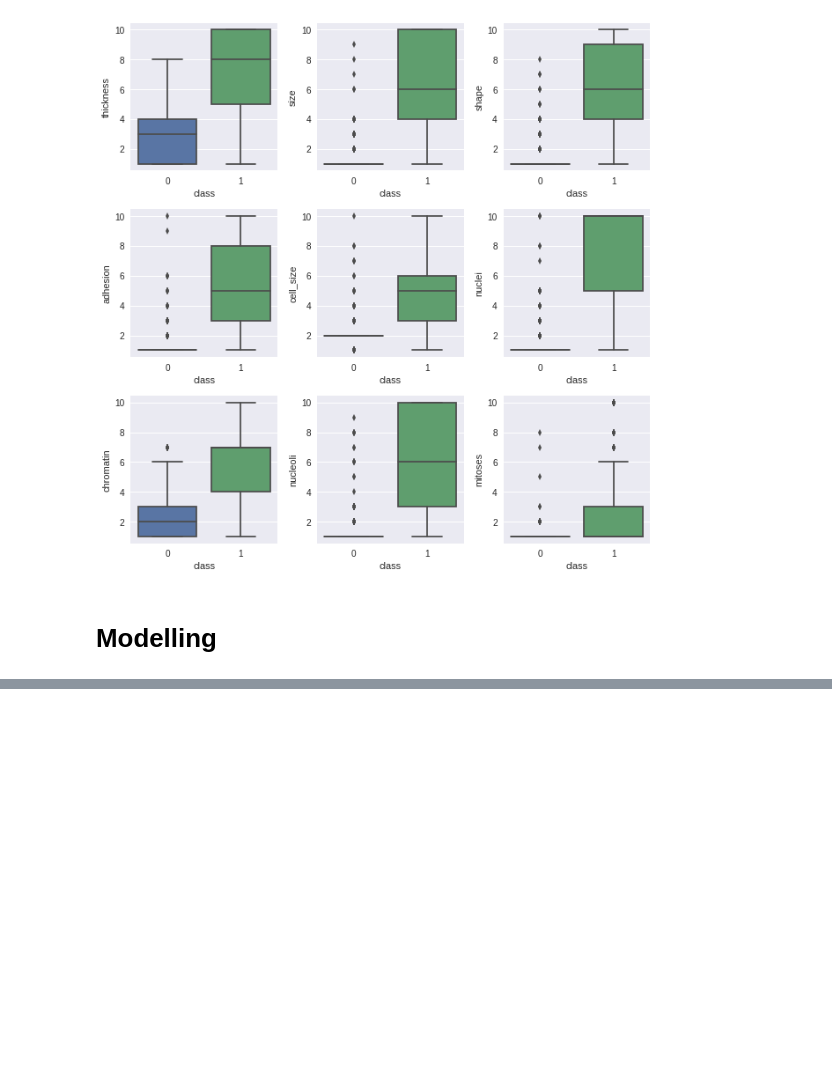
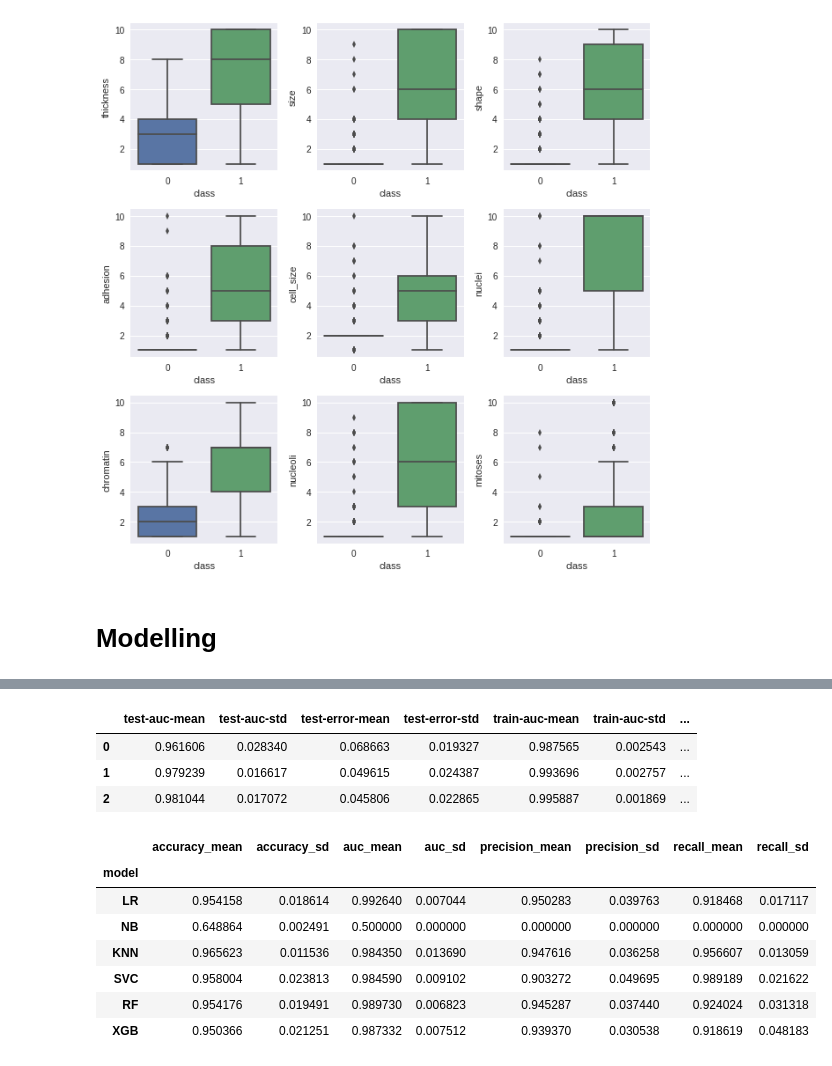
Before and after one commit to aunz/ds-upright, a Jupyter notebook: Insight_Data_Challenge.ipynb, the cells around one changed output, grey strips where cells are left out. Cells and saved outputs as stored; diff of their text form; code cells hidden in the pictures; blank space fills up the shorter version.

Commit message:
Try various models

```diff
--- a/Insight_Data_Challenge.ipynb
+++ b/Insight_Data_Challenge.ipynb
@@ -129,0 +180,6 @@ plt.tight_layout();
+# %%
+results['KNN'] = score(KNeighborsClassifier(5))
+# %%
+results['SVC'] = score(SVC())
+# %%
+results['RF'] = score(RandomForestClassifier(n_estimators=100))
@@ -130,2 +199,64 @@ plt.tight_layout();
+# %%
+import xgboost
+
+
+params = dict(objective='reg:logistic')
+model = xgboost.cv(
+    params,
+    xgboost.DMatrix(X_train, y_train),
+    nfold=5,
+    metrics=['auc', 'error'],
+    num_boost_round=100,
+    early_stopping_rounds=10
+)
+
+model.
+# %% [output]
+|  | test-auc-mean | test-auc-std | test-error-mean | test-error-std | train-auc-mean | train-auc-std | ... |
+| 0 | 0.961606 | 0.028340 | 0.068663 | 0.019327 | 0.987565 | 0.002543 | ... |
+| 1 | 0.979239 | 0.016617 | 0.049615 | 0.024387 | 0.993696 | 0.002757 | ... |
+| 2 | 0.981044 | 0.017072 | 0.045806 | 0.022865 | 0.995887 | 0.001869 | ... |
+# %%
+from xgboost.sklearn import XGBClassifier
+
+
+# params = dict(objective='reg:logistic')
+model = XGBClassifier(random_state=0)
+
+results['XGB'] = score(model)
+# %%
+df = {
+    'model': [],
+    'accuracy_mean': [],
+    'accuracy_sd': [],
+    'precision_mean': [],
+    'precision_sd': [],
+    'recall_mean': [],
+    'recall_sd': [],
+    'auc_mean': [],
+    'auc_sd': [],
+}
+
+for k, v in results.items():
+    df['model'].append(k),
+    df['accuracy_mean'].append(v['test_accuracy'].mean())
+    df['accuracy_sd'].append(v['test_accuracy'].std())
+    df['precision_mean'].append(v['test_precision'].mean())
+    df['precision_sd'].append(v['test_precision'].std())
+    df['recall_mean'].append(v['test_recall'].mean())
+    df['recall_sd'].append(v['test_recall'].std())
+    df['auc_mean'].append(v['test_roc_auc'].mean())
+    df['auc_sd'].append(v['test_roc_auc'].std())
+
+pd.DataFrame(df).set_index('model')
+# %% [output]
+|  | accuracy_mean | accuracy_sd | auc_mean | auc_sd | precision_mean | precision_sd | recall_mean | recall_sd |
+| model |  |  |  |  |  |  |  |  |
+| LR | 0.954158 | 0.018614 | 0.992640 | 0.007044 | 0.950283 | 0.039763 | 0.918468 | 0.017117 |
+| NB | 0.648864 | 0.002491 | 0.500000 | 0.000000 | 0.000000 | 0.000000 | 0.000000 | 0.000000 |
+| KNN | 0.965623 | 0.011536 | 0.984350 | 0.013690 | 0.947616 | 0.036258 | 0.956607 | 0.013059 |
+| SVC | 0.958004 | 0.023813 | 0.984590 | 0.009102 | 0.903272 | 0.049695 | 0.989189 | 0.021622 |
+| RF | 0.954176 | 0.019491 | 0.989730 | 0.006823 | 0.945287 | 0.037440 | 0.924024 | 0.031318 |
+| XGB | 0.950366 | 0.021251 | 0.987332 | 0.007512 | 0.939370 | 0.030538 | 0.918619 | 0.048183 |
 # %%
 # %% [output]
```
Also changed, not shown: parts of 8 cells of this notebook.
